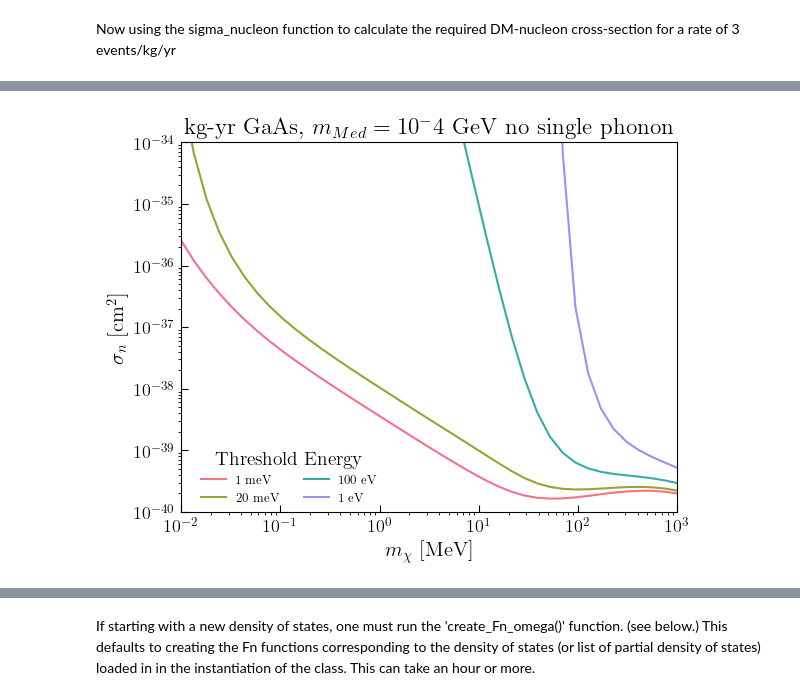
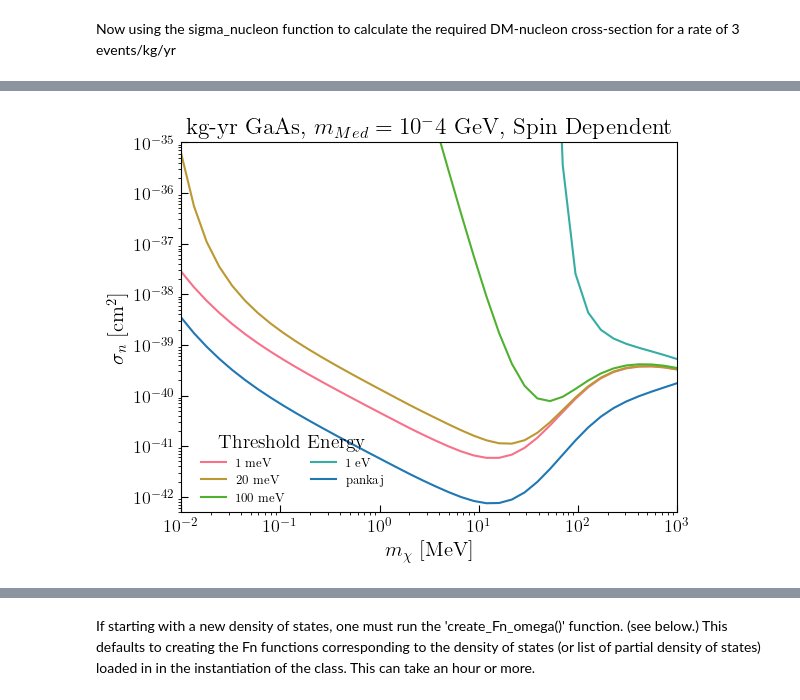
Before and after one commit to bethany-suter/DarkELF-bsuter, a Jupyter notebook: examples/darkelf_multiphonons_spin_dependent.ipynb, the cells around one changed output, grey strips where cells are left out. Saved outputs shown, nothing was run; the diff lists cells and outputs as text; code cells hidden in the pictures.

Commit message:
Fixed some bugs and removed some redundant parameters

```diff
--- a/examples/darkelf_multiphonons_spin_dependent.ipynb
+++ b/examples/darkelf_multiphonons_spin_dependent.ipynb
@@ -109,7 +109,7 @@ reaches4 = np.zeros(points)
 import time
 
 for i, mass in enumerate(mdm):
-    gaas.update_params(mX = mass, mMed = 1e-4) # update the DM mass
+    gaas.update_params(mX = mass, mMed = 1e5) # update the DM mass
     if (i % 5) == 0:
         start = time.time()
     reaches1[i] = gaas.sigma_multiphonons_spin_dependent(threshold=1e-3, scalar_dm=True)
@@ -129,7 +129,7 @@ fig, ax = plt.subplots()
 
 ax.plot(mdm/1e6, reaches1, label='$1$ meV', color=colors[0])
 ax.plot(mdm/1e6, reaches2, label='$20$ meV', color=colors[1])
-ax.plot(mdm/1e6, reaches3, label='$100$ eV', color=colors[2])
+ax.plot(mdm/1e6, reaches3, label='$100$ meV', color=colors[2])
 ax.plot(mdm/1e6, reaches4, label='$1$ eV', color=colors[3])
 
 
@@ -141,10 +141,10 @@ ax.set_ylabel('$\sigma_n \ [\mathrm{cm}^2]$',fontsize=15)
 
 ax.tick_params(axis="both",which="major",labelsize=13,direction="in",pad=5)
 
-ax.set_title(r'kg-yr GaAs, $m_{Med} = 10^-4$ GeV no single phonon')
+ax.set_title(r'kg-yr GaAs, $m_{Med} = 10^-4$ GeV, Spin Dependent')
 
-ax.set_xlim([1e-2,1e3])
-ax.set_ylim([1e-40,1e-34])
+# ax.set_xlim([1e-2,1e3])
+# ax.set_ylim([1e-40,1e-34])
 
 # # xtick_major = [pow(10.,n) for n in range(-2,4,1)]
 # # ytick_major = [pow(10.,n) for n in range(-47,-36,2)]
@@ -153,5 +153,5 @@ ax.set_ylim([1e-40,1e-34])
 
 ax.legend(loc=(0.03,0.01),fontsize=9,frameon=False,ncol=2,title='Threshold Energy')
 
-plt.savefig(plotdir+"gaas_mMed=1E-4_multiphonon_nosingle.pdf",bbox_inches='tight')
+plt.savefig(plotdir+"gaas_mMed=1E-4_multiphonon_spin_dependent.pdf",bbox_inches='tight')
 # %% [output]
@@ -167,35 +167,36 @@ Points 35 to 39 took 267.3588297367096 seconds to calculate
 # %%
-colors = sns.color_palette("husl", 4)
+colors = sns.color_palette("husl", )
 
 fig, ax = plt.subplots()
 
 
 ax.plot(mdm/1e6, reaches1, label='$1$ meV', color=colors[0])
 ax.plot(mdm/1e6, reaches2, label='$20$ meV', color=colors[1])
-ax.plot(mdm/1e6, reaches3, label='$100$ eV', color=colors[2])
+ax.plot(mdm/1e6, reaches3, label='$100$ meV', color=colors[2])
 ax.plot(mdm/1e6, reaches4, label='$1$ eV', color=colors[3])
+ax.loglog(1000*m_chi, sigma_n, label='pankaj')
 
 
 ax.set_xscale('log')
 ax.set_yscale('log')
 
 ax.set_xlabel('$m_\chi \ [\mathrm{MeV}]$',fontsize=15)
 ax.set_ylabel('$\sigma_n \ [\mathrm{cm}^2]$',fontsize=15)
 
 ax.tick_params(axis="both",which="major",labelsize=13,direction="in",pad=5)
 
-ax.set_title(r'kg-yr GaAs, $m_{Med} = 10^-4$ GeV no single phonon')
+ax.set_title(r'kg-yr GaAs, $m_{Med} = 10^-4$ GeV, Spin Dependent')
 
 ax.set_xlim([1e-2,1e3])
-ax.set_ylim([1e-40,1e-34])
+ax.set_ylim([5e-43,1e-35])
 
 # # xtick_major = [pow(10.,n) for n in range(-2,4,1)]
 # # ytick_major = [pow(10.,n) for n in range(-47,-36,2)]
 # ax.set_yticks(ytick_major)
 # ax.set_xticks(xtick_major)
 
 ax.legend(loc=(0.03,0.01),fontsize=9,frameon=False,ncol=2,title='Threshold Energy')
 
-plt.savefig(plotdir+"gaas_mMed=1E-4_multiphonon_nosingle.pdf",bbox_inches='tight')
+plt.savefig(plotdir+"gaas_mMed=1E-4_multiphonon_spin_dependent.pdf",bbox_inches='tight')
 # %% [output]
-[figure, old version]
+[figure, new version]
```
Also changed, not shown: parts of 5 cells of this notebook, 5 other files.
